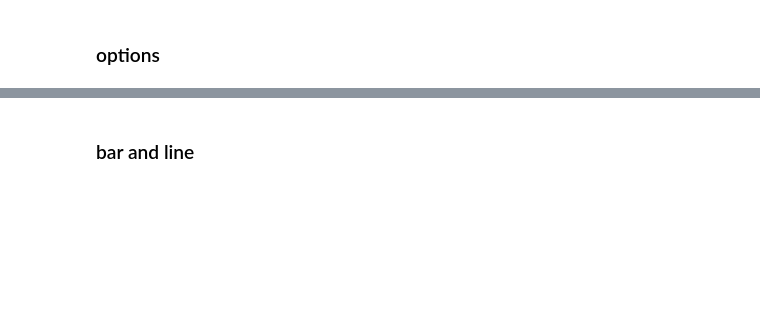
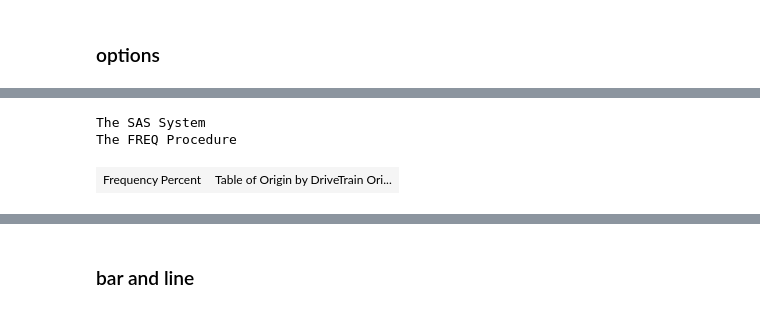
Before and after one commit to 0xdomyz/sas_collection, a Jupyter notebook: proc_graphs/cat_dist.ipynb, the cells around one changed output, grey strips where cells are left out. Cells and saved outputs as stored; diff of their text form; code cells hidden in the pictures; blank space fills up the shorter version.

```diff
--- a/proc_graphs/cat_dist.ipynb
+++ b/proc_graphs/cat_dist.ipynb
@@ -68,6 +68,16 @@ sas.submitLST(f"""
 """)
 # %% [output]
 [interactive output not drawn]
+# %%
+sas.submitLST(f"""
+    proc freq data=sashelp.cars;
+        tabels origin * driveTrain / nocum norow nocol;
+    run;
+""")
+# %% [output]
+The SAS System
+The FREQ Procedure
+| Frequency Percent | Table of Origin by DriveTrain Ori... |
 # %%
 # limitstat
 sas.submitLST(
```
Also changed, not shown: parts of 1 cell of this notebook.
